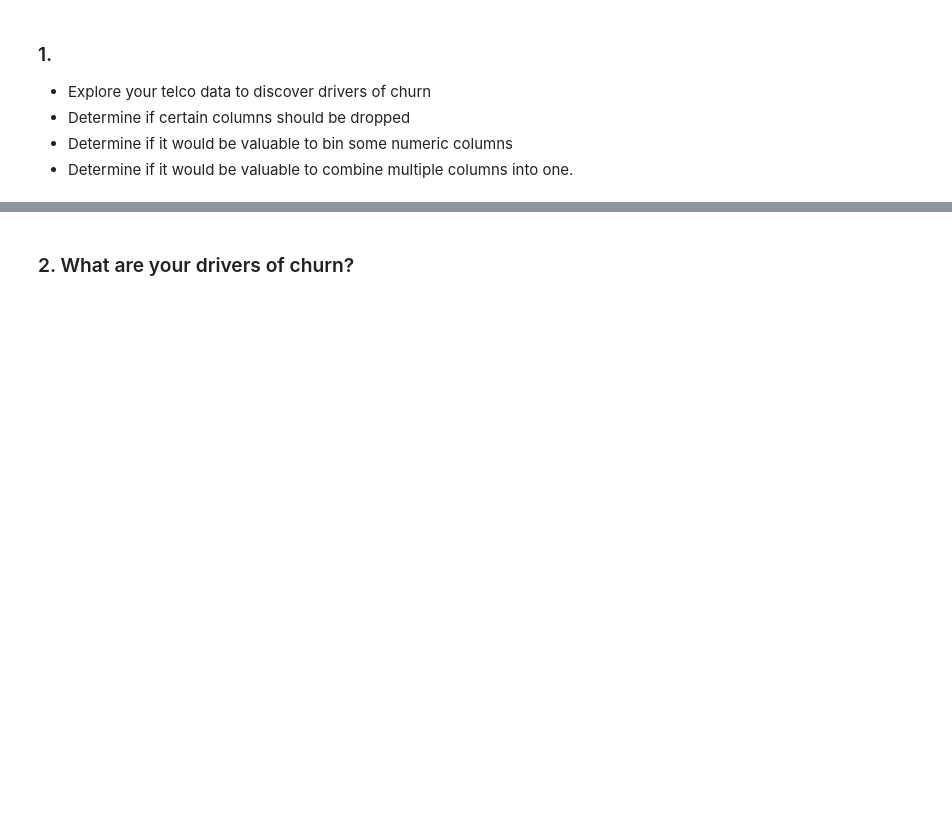
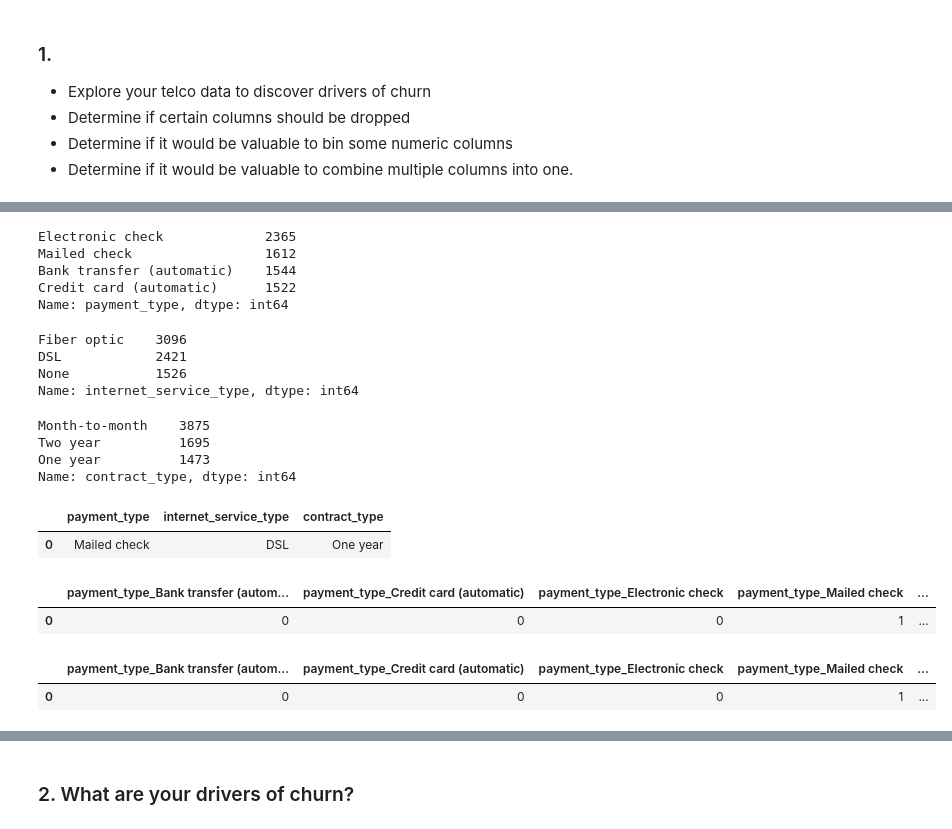
Before and after one commit to manuelparra1/classification-exercises, a Jupyter notebook: classification_exercises.ipynb, the cells around one changed output, grey strips where cells are left out. Drawn from its saved outputs; the diff is of its cells as text; code cells hidden in the pictures; blank space fills up the shorter version.

```diff
--- a/classification_exercises.ipynb
+++ b/classification_exercises.ipynb
@@ -1085,0 +1121,43 @@ plt.show()
+# %%
+test_dummy['payment_type'].value_counts()
+# %% [output]
+Electronic check             2365
+Mailed check                 1612
+Bank transfer (automatic)    1544
+Credit card (automatic)      1522
+Name: payment_type, dtype: int64
+# %%
+test_dummy['internet_service_type'].value_counts()
+# %% [output]
+Fiber optic    3096
+DSL            2421
+None           1526
+Name: internet_service_type, dtype: int64
+# %%
+test_dummy['contract_type'].value_counts()
+# %% [output]
+Month-to-month    3875
+Two year          1695
+One year          1473
+Name: contract_type, dtype: int64
+# %%
+test_dummy.drop(columns=['total_charges','customer_id'], inplace=True)
+# %%
+test_dummy_mult_var = test_dummy[['payment_type','internet_service_type','contract_type']]
+# %%
+test_dummy_mult_var.head(1)
+# %% [output]
+|  | payment_type | internet_service_type | contract_type |
+| 0 | Mailed check | DSL | One year |
+# %%
+test_dummy_mult_var_dummies = pd.get_dummies(test_dummy_mult_var)
+# %%
+test_dummy_mult_var_dummies.head(1)
+# %% [output]
+|  | payment_type_Bank transfer (autom... | payment_type_Credit card (automatic) | payment_type_Electronic check | payment_type_Mailed check | ... |
+| 0 | 0 | 0 | 0 | 1 | ... |
+# %%
+test_dummy_mult_var_dummies.head(1)
+# %% [output]
+|  | payment_type_Bank transfer (autom... | payment_type_Credit card (automatic) | payment_type_Electronic check | payment_type_Mailed check | ... |
+| 0 | 0 | 0 | 0 | 1 | ... |
```
Also changed, not shown: parts of 26 cells of this notebook.
